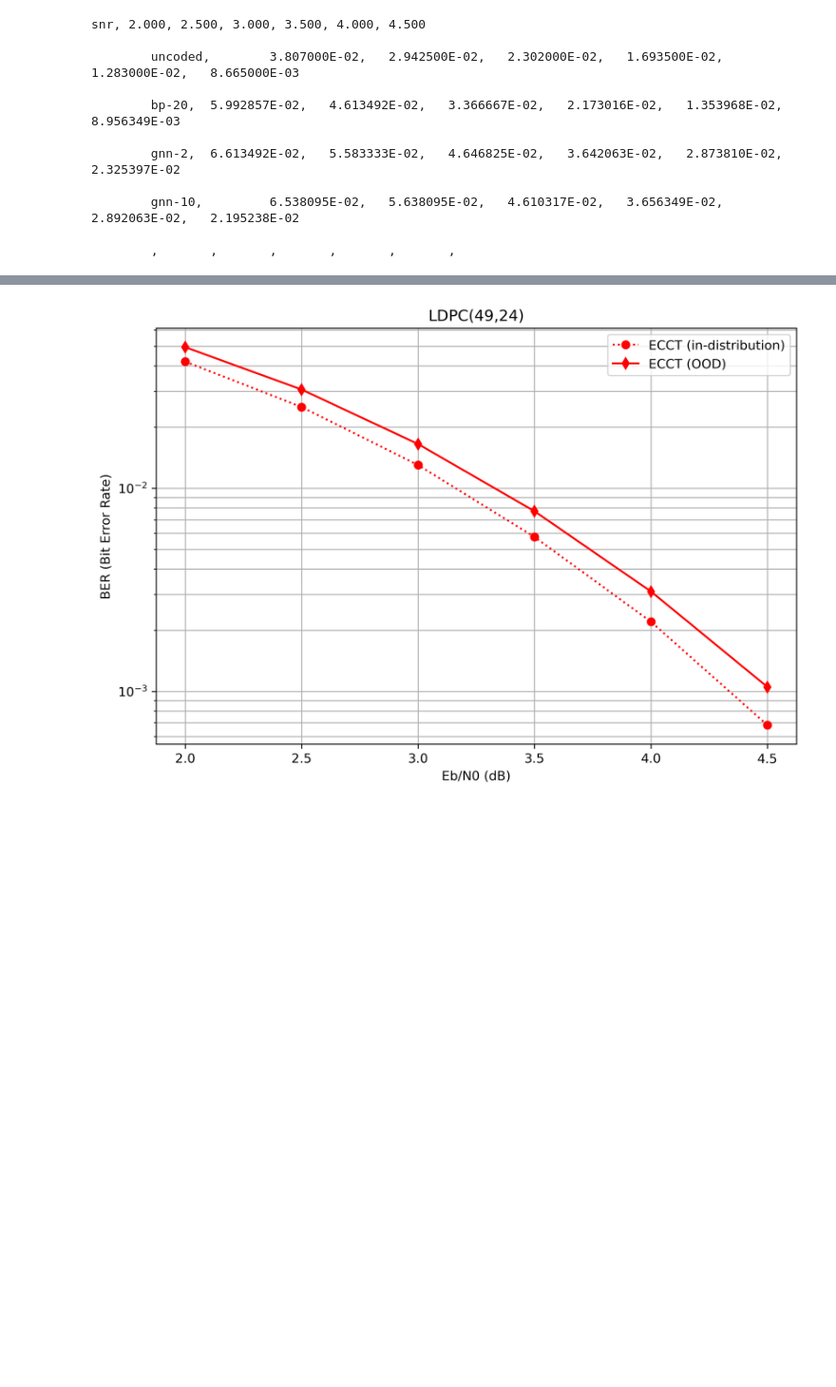
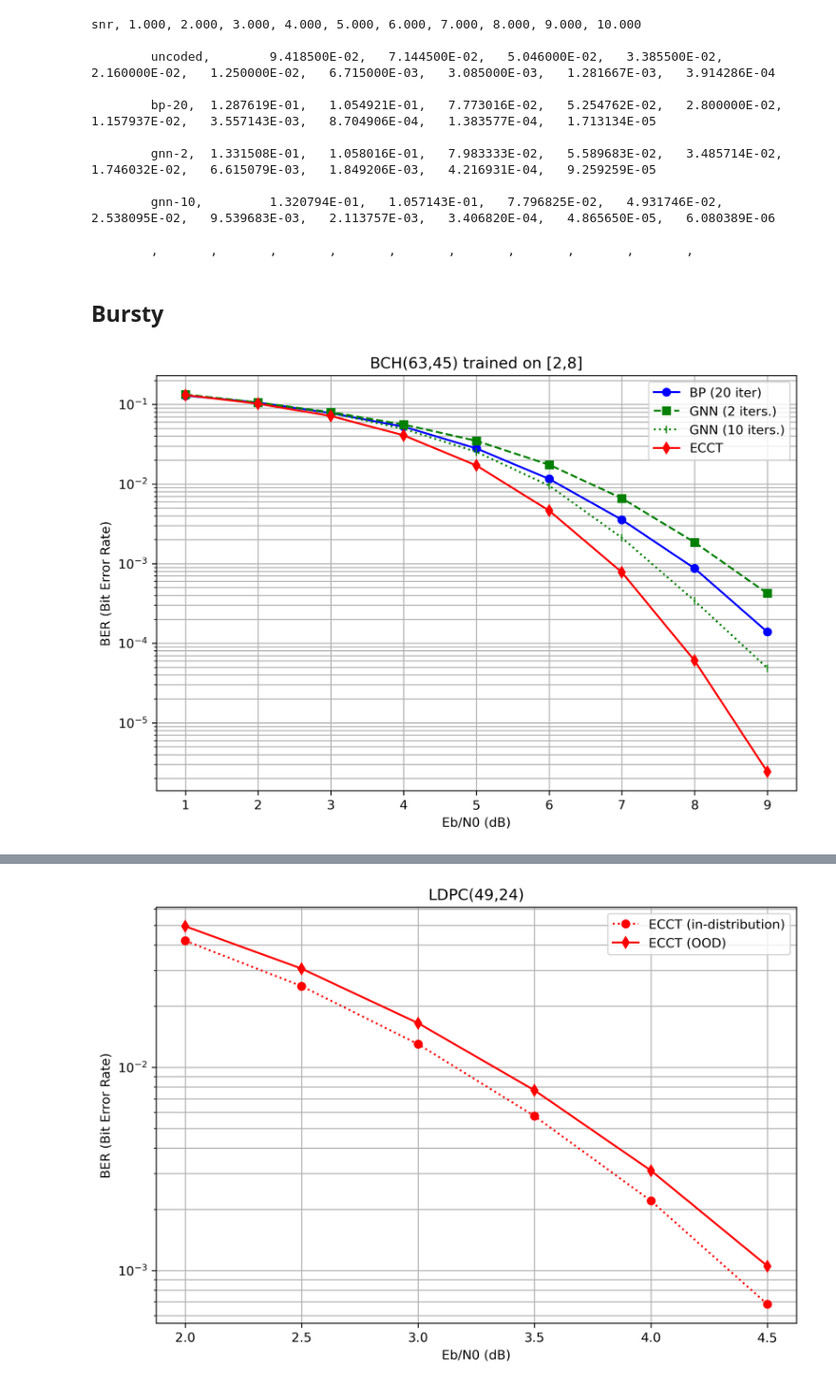
Before and after one commit to ivanightingale/gnn-decoder, a Jupyter notebook: visualization.ipynb, the cells around one changed output, grey strips where cells are left out. Shown at 95% size. Drawn from its saved outputs; the diff is of its cells as text; code cells hidden in the pictures; blank space fills up the shorter version.

```diff
--- a/visualization.ipynb
+++ b/visualization.ipynb
@@ -14,16 +14,66 @@ def transpose_csv(file_name):
             print(', '.join(row))
 # %%
 # first, save the output of export_pgf as csv file, then run the following
-transpose_csv("bch-2")
+transpose_csv("bch")
 # %% [output]
-snr, 2.000, 2.500, 3.000, 3.500, 4.000, 4.500
+snr, 1.000, 2.000, 3.000, 4.000, 5.000, 6.000, 7.000, 8.000, 9.000, 10.000
 
-        uncoded,        3.807000E-02,   2.942500E-02,   2.302000E-02,   1.693500E-02,   1.283000E-02,   8.665000E-03
+        uncoded,        9.418500E-02,   7.144500E-02,   5.046000E-02,   3.385500E-02,   2.160000E-02,   1.250000E-02,   6.715000E-03,   3.085000E-03,   1.281667E-03,   3.914286E-04
 
-        bp-20,  5.992857E-02,   4.613492E-02,   3.366667E-02,   2.173016E-02,   1.353968E-02,   8.956349E-03
+        bp-20,  1.287619E-01,   1.054921E-01,   7.773016E-02,   5.254762E-02,   2.800000E-02,   1.157937E-02,   3.557143E-03,   8.704906E-04,   1.383577E-04,   1.713134E-05
 
-        gnn-2,  6.613492E-02,   5.583333E-02,   4.646825E-02,   3.642063E-02,   2.873810E-02,   2.325397E-02
+        gnn-2,  1.331508E-01,   1.058016E-01,   7.983333E-02,   5.589683E-02,   3.485714E-02,   1.746032E-02,   6.615079E-03,   1.849206E-03,   4.216931E-04,   9.259259E-05
 
-        gnn-10,         6.538095E-02,   5.638095E-02,   4.610317E-02,   3.656349E-02,   2.892063E-02,   2.195238E-02
+        gnn-10,         1.320794E-01,   1.057143E-01,   7.796825E-02,   4.931746E-02,   2.538095E-02,   9.539683E-03,   2.113757E-03,   3.406820E-04,   4.865650E-05,   6.080389E-06
 
-        ,       ,       ,       ,       ,       ,
+        ,       ,       ,       ,       ,       ,       ,       ,       ,       ,
+# %% [markdown]
+## Bursty
+# %%
+ebno_bch = [1.000, 2.000, 3.000, 4.000, 5.000, 6.000, 7.000, 8.000, 9.000]
+bp_20 =	[1.287619E-01, 	1.054921E-01, 	7.773016E-02, 	5.254762E-02, 	2.800000E-02, 	1.157937E-02, 	3.557143E-03, 	8.704906E-04, 	1.383577E-04]
+
+# train with AWGN, test with Bursty
+ebno_bch_ecct_awgn_bursty = [2.000, 3.000, 4.000, 5.000, 6.000, 7.000]
+ecct_awgn_bursty = [1.03e-01, 7.25e-02, 4.18e-02, 1.77e-02, 4.70e-03, 7.21e-04]
+
+# train and test with AWGN
+ecct_original = [4.93e-02, 2.06e-02, 5.02e-03, 6.51e-04, 3.85e-05, 5.77e-07]
+
+# train and test with Bursty
+gnn_2 = [1.331508E-01, 	1.058016E-01, 	7.983333E-02, 	5.589683E-02, 	3.485714E-02, 	1.746032E-02, 	6.615079E-03, 	1.849206E-03, 	4.216931E-04]
+gnn_10 = [1.320794E-01, 	1.057143E-01, 	7.796825E-02, 	4.931746E-02, 	2.538095E-02, 	9.539683E-03, 	2.113757E-03, 	3.406820E-04, 	4.865650E-05]
+ecct = [1.31e-01, 1.02e-01, 7.15e-02, 4.09e-02, 1.71e-02, 4.63e-03, 7.78e-04, 6.03e-05, 2.42e-06]
+
+
+# create the figure and axes objects
+fig, ax = plt.subplots(figsize=(9, 6), dpi=300)
+plt.grid(True, which="both", ls="-")
+
+ax.plot(ebno_bch, bp_20, "bo-", label='BP (20 iter)')
+ax.plot(ebno_bch, gnn_2, "gs--", label='GNN (2 iters.)')
+ax.plot(ebno_bch, gnn_10, "g|:", label='GNN (10 iters.)')
+ax.plot(ebno_bch, ecct, "rd-", label='ECCT')
+
+# ax.plot(ebno_bch_ecct_awgn_bursty, ecct[1:-2], "rd-", label='ECCT')
+# ax.plot(ebno_bch_ecct_awgn_bursty, ecct_original, "gs--", label='ECCT (original)')
+# ax.plot(ebno_bch_ecct_awgn_bursty, ecct_awgn_bursty, "ro--", label='ECCT (trained with AWGN)')
+
+
+# set the axis labels and title
+ax.set_xlabel('Eb/N0 (dB)')
+ax.set_ylabel('BER (Bit Error Rate)')
+# ax.set_title('Bit Error Rate vs. SNR')
+
+# set the y-axis scale to logarithmic
+ax.set_yscale('log')
+
+# add a legend
+ax.legend()
+
+plt.title("BCH(63,45) trained on [2,8]")
+# display the plot
+plt.show()
+fig.savefig("bch-bursty.png")
+# %% [output]
+[figure, added]
```
Also changed, not shown: parts of 4 cells of this notebook, 19 other files.
